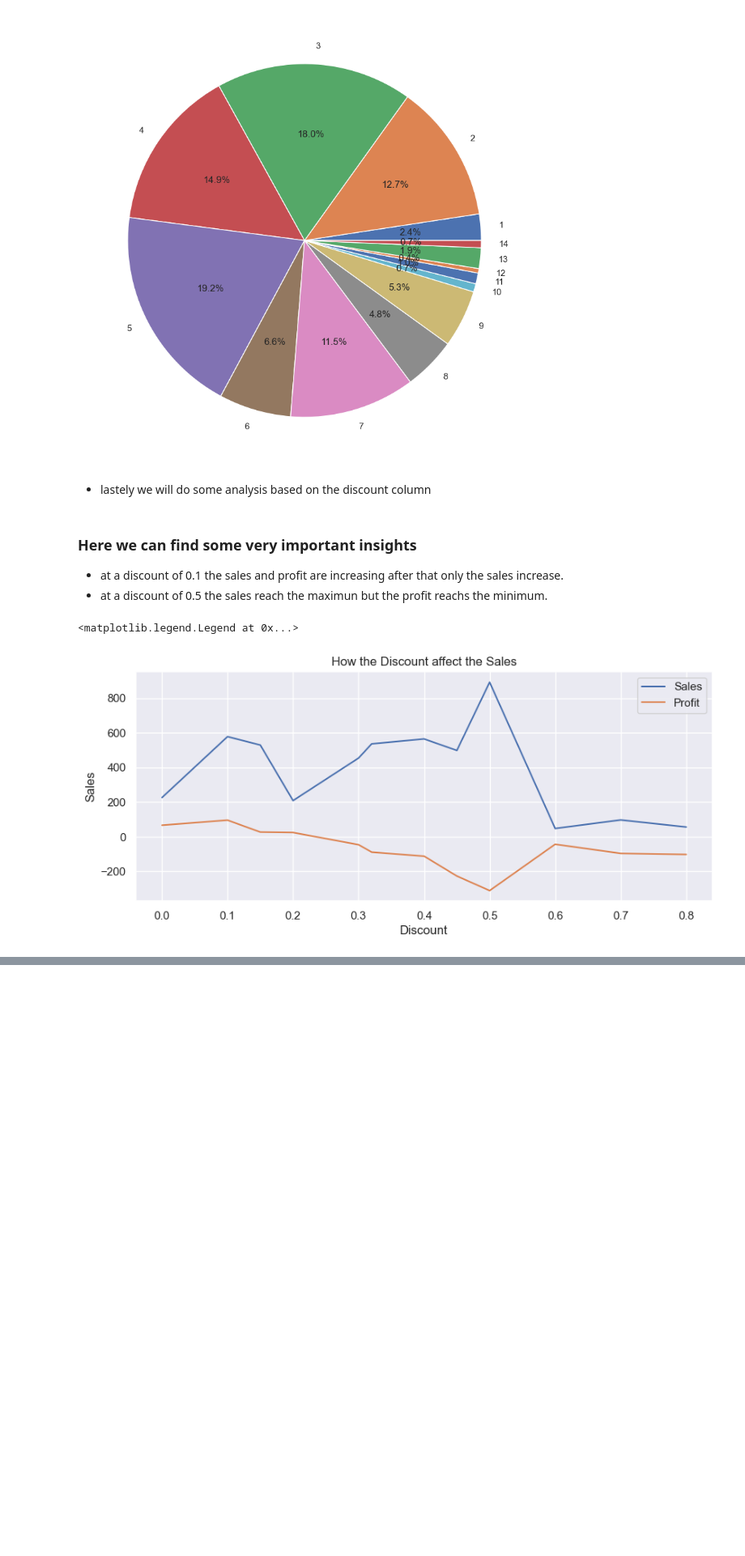
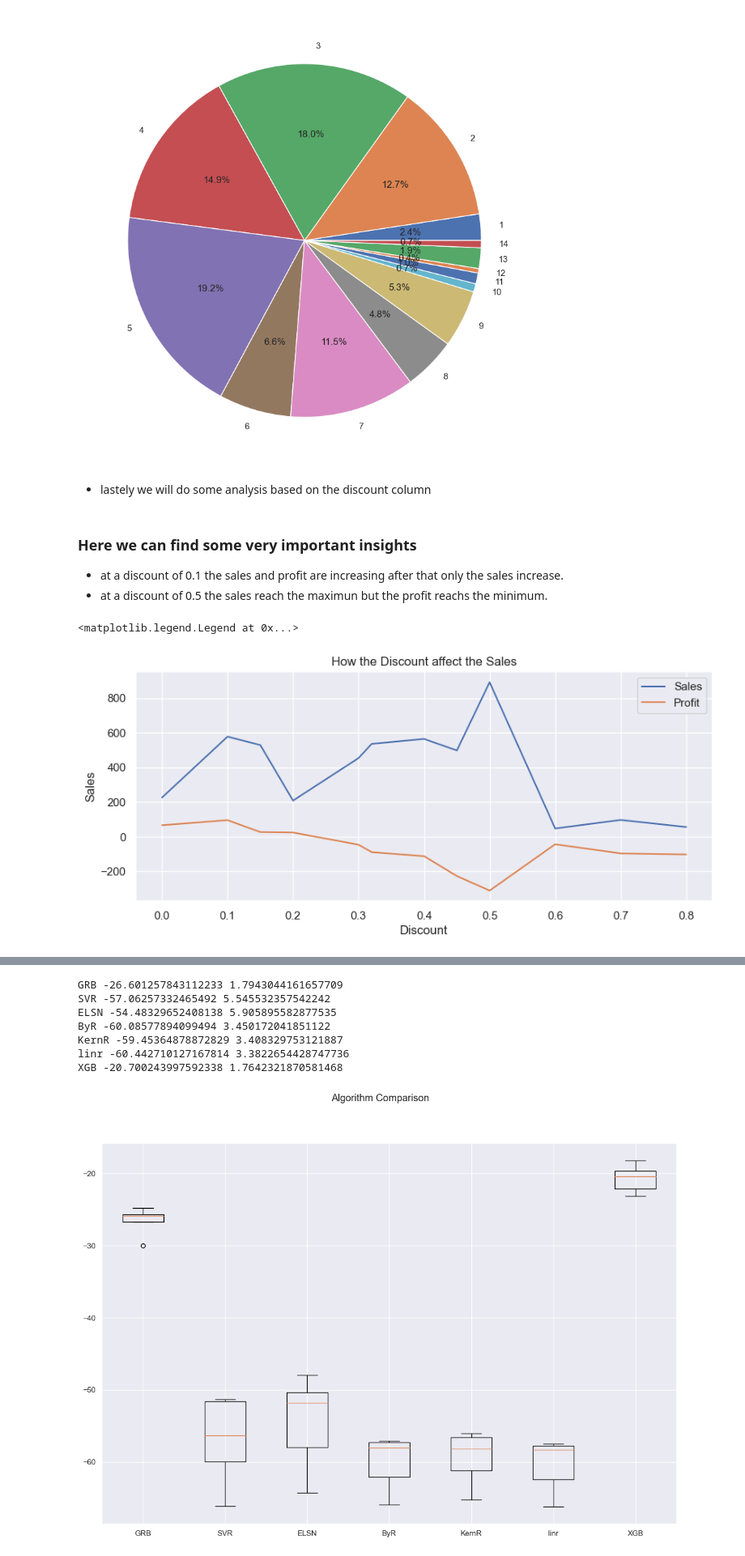
Before and after one commit to alaalmy-ahmed/CodeClause_Sales_Analysis, a Jupyter notebook: retail_sample_super_store.ipynb, the cells around one changed output, grey strips where cells are left out. Shown at 81% size. Cells and saved outputs as stored; diff of their text form; code cells hidden in the pictures; blank space fills up the shorter version.

Commit message:
Adding the ML model

```diff
--- a/retail_sample_super_store.ipynb
+++ b/retail_sample_super_store.ipynb
@@ -267,0 +275,2 @@ plt.legend(labels=['Sales', 'Profit'])
+# %%
+df.drop('Country', axis=1, inplace=True)
@@ -267,0 +284,3 @@ plt.legend(labels=['Sales', 'Profit'])
+# %%
+X = df.drop('Profit', axis=1)
+y = df['Profit']
@@ -267,0 +291,8 @@ plt.legend(labels=['Sales', 'Profit'])
+# %%
+from sklearn.preprocessing import LabelEncoder
+
+cat_cols = df.select_dtypes(include=['object']).columns
+
+for col in cat_cols:
+    encoder = LabelEncoder()
+    X[col] = encoder.fit_transform(X[col])
@@ -267,0 +303,44 @@ plt.legend(labels=['Sales', 'Profit'])
+# %%
+from sklearn.ensemble import GradientBoostingRegressor
+from sklearn.linear_model import ElasticNet
+from sklearn.svm import SVR
+from sklearn.linear_model import BayesianRidge
+from sklearn.kernel_ridge import KernelRidge
+from sklearn.linear_model import LinearRegression
+from xgboost.sklearn import XGBRegressor
+from sklearn.model_selection import cross_val_score, KFold
+
+models = [
+    ('GRB', GradientBoostingRegressor()),
+    ('SVR', SVR()),
+    ('ELSN', ElasticNet()),
+	('ByR', BayesianRidge()),
+    ('KernR', KernelRidge()),
+    ('linr', LinearRegression()),
+    ('XGB', XGBRegressor())
+]
+# evaluate each model in turn
+results = []
+names = []
+for name, model in models:
+    kfold = KFold(n_splits=5, random_state=0, shuffle=True)
+    cv_results = cross_val_score(model, X, y, cv=kfold, scoring = 'neg_mean_absolute_error')
+    results.append(cv_results)
+    names.append(name)
+    print(name, cv_results.mean(), cv_results.std())
+# boxplot algorithm comparison
+fig = plt.figure(figsize=(15, 10))
+fig.suptitle('Algorithm Comparison')
+ax = fig.add_subplot(111)
+plt.boxplot(results)
+ax.set_xticklabels(names)
+plt.show()
+# %% [output]
+GRB -26.601257843112233 1.7943044161657709
+SVR -57.06257332465492 5.545532357542242
+ELSN -54.48329652408138 5.905895582877535
+ByR -60.08577894099494 3.450172041851122
+KernR -59.45364878872829 3.408329753121887
+linr -60.442710127167814 3.3822654428747736
+XGB -20.700243997592338 1.7642321870581468
+[figure, added]
```
Also changed, not shown: parts of 21 cells of this notebook.
